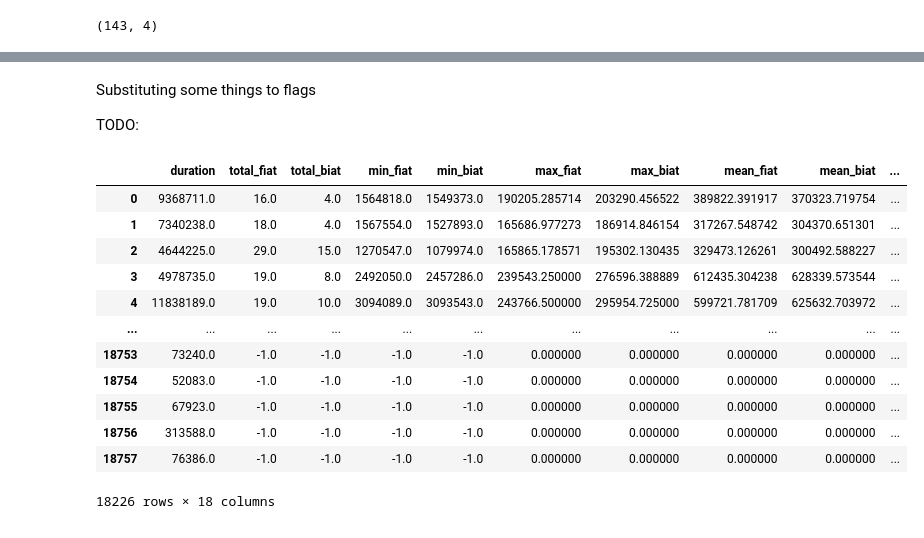
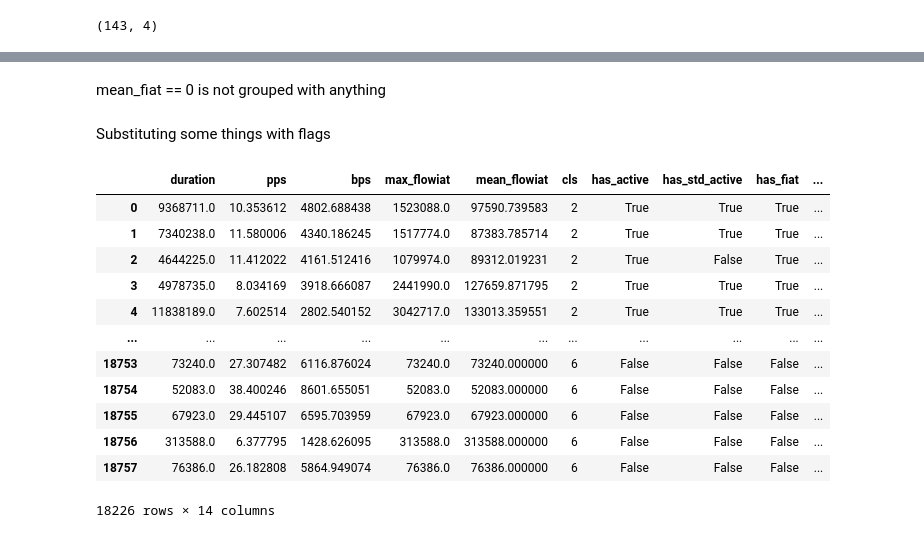
Before and after one commit to shafwanur/thd-ss25-ml-project, a Jupyter notebook: notebooks/05jun-explore.ipynb, the cells around one changed output, grey strips where cells are left out. Drawn from its saved outputs; the diff is of its cells as text; code cells hidden in the pictures.

```diff
--- a/notebooks/05jun-explore.ipynb
+++ b/notebooks/05jun-explore.ipynb
@@ -1,4 +1,5 @@
 # %%
+from pathlib import Path
 from typing import cast
 
 import numpy as np
@@ -7,10 +8,10 @@ from scipy.io.arff import loadarff
 
 %load_ext autoreload
 %autoreload 2
+import ml_project.data as d
 import ml_project.helpers as h
-
-pd.set_option("future.no_silent_downcasting", True)
 # %% [markdown]
 Data files can be downloaded from the nextcloud. VPN2016/Scenario B-ARFF/TimeBasedFeatures-Dataset-15s.arff
 # %%
-raw_data = loadarff("../data/15s.arff")
+ds = d.Dataset(Path("../data/15s.arff"))
+ds.cls_id_repr_map
@@ -296,6 +287,6 @@ If there is no information about the flow, how can we call it a flow?
 
 TODO: Mostly FT and VPN-P2P. Can it be used?
 # %%
-dur = orig.loc[orig["duration"] != 0]
-class_fraction(dur, orig)
+dur = ds.orig.loc[ds.orig.duration != 0]
+ds.class_fraction(dur)
 # %% [output]
@@ -395,25 +375,37 @@ h.get_connection_groups(conn)
+# %% [markdown]
+mean_fiat == 0 is not grouped with anything
 # %% [markdown]
-Substituting some things to flags
-
-TODO:
+Substituting some things with flags
 # %%
-active_flags = dur.copy()
-active_flags["has_active"] = active_flags["max_active"] > 0
-active_flags["has_std_active"] = active_flags["std_active"] > 0
-active_flags = active_flags.drop(columns=["max_active", "max_idle", "mean_active", "mean_idle", "min_active", "min_idle", "std_active", "std_idle"])
-active_flags
+flags = dur.copy()
+flags["has_active"] = flags["max_active"] > 0
+flags["has_std_active"] = flags["std_active"] > 0
+flags = flags.drop(columns=["max_active", "max_idle", "mean_active", "mean_idle", "min_active", "min_idle", "std_active", "std_idle"])
+# flags["has_total_fiat"] = flags["total_fiat"] >= 0
+# flags["has_total_biat"] = flags["total_biat"] >= 0
+flags["has_fiat"] = flags["max_fiat"] > 0
+flags["has_biat"] = flags["max_biat"] > 0
+flags = flags.drop(columns=["total_fiat", "total_biat", "max_fiat", "max_biat", "min_fiat", "min_biat"])
+
+flags["has_min_flowiat"] = flags["min_flowiat"] >= 0
+flags["has_std_flowiat"] = flags["min_flowiat"] > 0
+flags = flags.drop(columns=["min_flowiat", "std_flowiat"])
+flags["has_mean_fiat"] = flags["mean_fiat"] > 0
+flags["has_mean_biat"] = flags["mean_biat"] > 0
+flags = flags.drop(columns=["mean_fiat", "mean_biat"])
+flags
 # %% [output]
-|  | duration | total_fiat | total_biat | min_fiat | min_biat | max_fiat | max_biat | mean_fiat | mean_biat | ... |
-| 0 | 9368711.0 | 16.0 | 4.0 | 1564818.0 | 1549373.0 | 190205.285714 | 203290.456522 | 389822.391917 | 370323.719754 | ... |
-| 1 | 7340238.0 | 18.0 | 4.0 | 1567554.0 | 1527893.0 | 165686.977273 | 186914.846154 | 317267.548742 | 304370.651301 | ... |
-| 2 | 4644225.0 | 29.0 | 15.0 | 1270547.0 | 1079974.0 | 165865.178571 | 195302.130435 | 329473.126261 | 300492.588227 | ... |
-| 3 | 4978735.0 | 19.0 | 8.0 | 2492050.0 | 2457286.0 | 239543.250000 | 276596.388889 | 612435.304238 | 628339.573544 | ... |
-| 4 | 11838189.0 | 19.0 | 10.0 | 3094089.0 | 3093543.0 | 243766.500000 | 295954.725000 | 599721.781709 | 625632.703972 | ... |
+|  | duration | pps | bps | max_flowiat | mean_flowiat | cls | has_active | has_std_active | has_fiat | ... |
+| 0 | 9368711.0 | 10.353612 | 4802.688438 | 1523088.0 | 97590.739583 | 2 | True | True | True | ... |
+| 1 | 7340238.0 | 11.580006 | 4340.186245 | 1517774.0 | 87383.785714 | 2 | True | True | True | ... |
+| 2 | 4644225.0 | 11.412022 | 4161.512416 | 1079974.0 | 89312.019231 | 2 | True | False | True | ... |
+| 3 | 4978735.0 | 8.034169 | 3918.666087 | 2441990.0 | 127659.871795 | 2 | True | True | True | ... |
+| 4 | 11838189.0 | 7.602514 | 2802.540152 | 3042717.0 | 133013.359551 | 2 | True | True | True | ... |
 | ... | ... | ... | ... | ... | ... | ... | ... | ... | ... | ... |
-| 18753 | 73240.0 | -1.0 | -1.0 | -1.0 | -1.0 | 0.000000 | 0.000000 | 0.000000 | 0.000000 | ... |
-| 18754 | 52083.0 | -1.0 | -1.0 | -1.0 | -1.0 | 0.000000 | 0.000000 | 0.000000 | 0.000000 | ... |
-| 18755 | 67923.0 | -1.0 | -1.0 | -1.0 | -1.0 | 0.000000 | 0.000000 | 0.000000 | 0.000000 | ... |
-| 18756 | 313588.0 | -1.0 | -1.0 | -1.0 | -1.0 | 0.000000 | 0.000000 | 0.000000 | 0.000000 | ... |
-| 18757 | 76386.0 | -1.0 | -1.0 | -1.0 | -1.0 | 0.000000 | 0.000000 | 0.000000 | 0.000000 | ... |
+| 18753 | 73240.0 | 27.307482 | 6116.876024 | 73240.0 | 73240.000000 | 6 | False | False | False | ... |
+| 18754 | 52083.0 | 38.400246 | 8601.655051 | 52083.0 | 52083.000000 | 6 | False | False | False | ... |
+| 18755 | 67923.0 | 29.445107 | 6595.703959 | 67923.0 | 67923.000000 | 6 | False | False | False | ... |
+| 18756 | 313588.0 | 6.377795 | 1428.626095 | 313588.0 | 313588.000000 | 6 | False | False | False | ... |
+| 18757 | 76386.0 | 26.182808 | 5864.949074 | 76386.0 | 76386.000000 | 6 | False | False | False | ... |
-18226 rows × 18 columns
+18226 rows × 14 columns
 # %%
```
Also changed, not shown: parts of 27 cells of this notebook, 3 other files.
